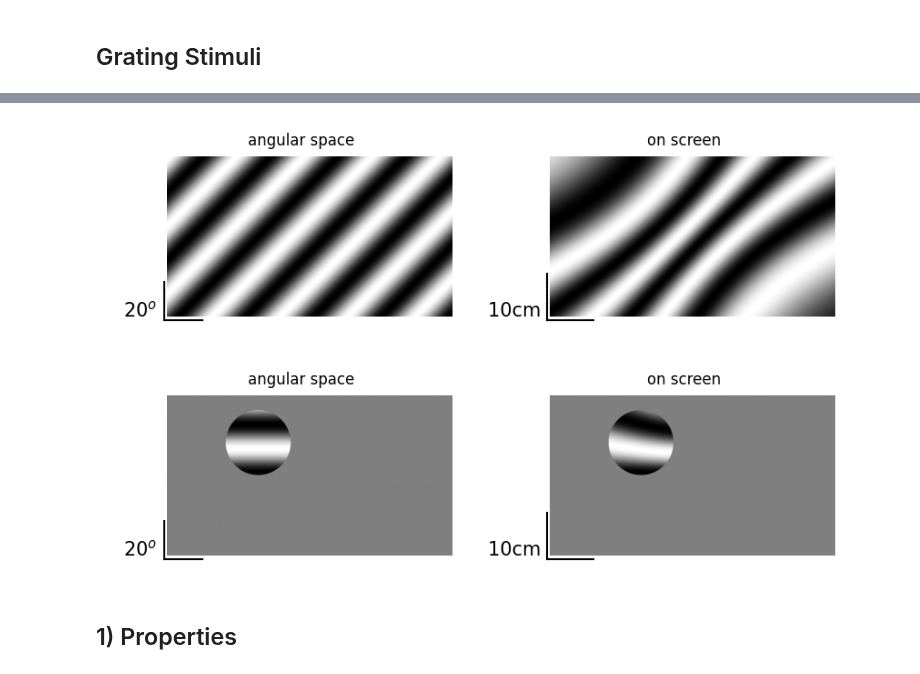
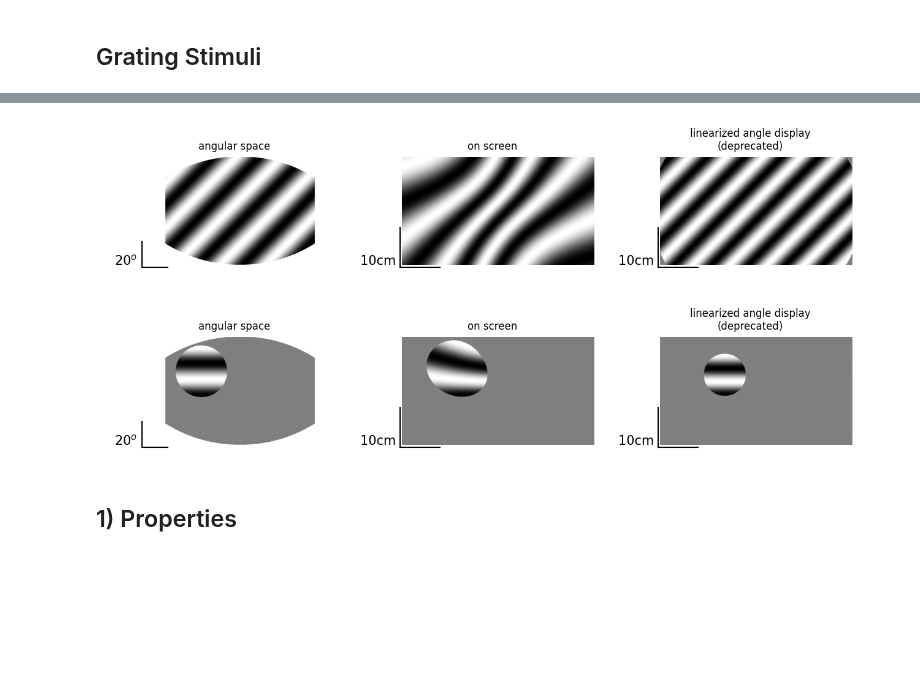
Before and after one commit to yzerlaut/physion, a Jupyter notebook: notebooks/Visual-Stim-Design.ipynb, the cells around one changed output, grey strips where cells are left out. Cells and saved outputs as stored; diff of their text form; code cells hidden in the pictures; blank space fills up the shorter version.

```diff
--- a/notebooks/Visual-Stim-Design.ipynb
+++ b/notebooks/Visual-Stim-Design.ipynb
@@ -87,0 +67,15 @@ pt.plot(x, np.cos(x))
+# %%
+z = np.linspace(-5, 5, 20)
+x = 16./9.*z
+X, Z = np.meshgrid(x, z, indexing='ij')
+Y = 0.*X+7
+
+fig, AX = pt.figure(axes = (2,1), figsize=(2,3), wspace=0.5)
+AX[0].plot(X.flatten(), Z.flatten(), '.', ms=1)
+AX[0].axis('equal')
+x = np.arctan(X/Y)
+z = np.arctan(Z*np.cos(x)/Y)
+AX[1].plot(x.flatten(), z.flatten(), '.', ms=1)
+AX[0].axis('equal')
+for ax, title in zip(AX, ['screen position', 'angular space']):
+    pt.set_plot(ax, title=title)
@@ -109,41 +108,48 @@ Stim2.plot_stim_picture(0, ax=AX[1])
 # %%
 params = get_default_params('center-grating')
 params['no-window'], params['demo'] = True, False
 
 # a full-field grating (100deg => radius > screen-size)
 for key, val in zip(['radius', 'x-center', 'y-center', 'angle'],
                     [100, 0, 0, -45]):
     params['%s-2' %key ] = val
 
 Stim = physion.visual_stim.stimuli.center_grating.stim(params, units='deg')
 Stim2 = physion.visual_stim.stimuli.center_grating.stim(params, units='cm')
+Stim3 = physion.visual_stim.stimuli.center_grating.stim(params, units='lin-deg')
 
-fig, AX = pt.figure(axes=(2,1), figsize=(1.8,2), wspace=0, left=0, right=0)
+fig, AX = pt.figure(axes=(3,1), figsize=(1.8,2), wspace=0, left=0, right=0)
 AX[0].set_title('angular space')
 AX[1].set_title('on screen')
-Stim.plot_stim_picture(0, ax=AX[0])
+AX[2].set_title('linearized angle display\n(deprecated)')
+Stim.plot_stim_picture(0, ax=AX[0], with_mask=True)
 Stim2.plot_stim_picture(0, ax=AX[1])
+Stim3.plot_stim_picture(0, ax=AX[2])
 # %% [output]
-[figure, old version]
+[figure, new version]
 # %%
 params = get_default_params('center-grating')
 params['no-window'], params['demo'] = True, False
 
 # a full-field grating (100deg => radius > screen-size)
 for key, val in zip(['radius', 'x-center', 'y-center'],
-                    [20, -30, 20]):
+                    [20, -30, 15]):
     params['%s-2' %key ] = val
+
 
 Stim = physion.visual_stim.stimuli.center_grating.stim(params, units='deg')
 Stim2 = physion.visual_stim.stimuli.center_grating.stim(params, units='cm')
+Stim3 = physion.visual_stim.stimuli.center_grating.stim(params, units='lin-deg')
 
-fig, AX = pt.figure(axes=(2,1), figsize=(1.8,2), wspace=0, left=0, right=0)
+fig, AX = pt.figure(axes=(3,1), figsize=(1.8,2), wspace=0, left=0, right=0)
 AX[0].set_title('angular space')
 AX[1].set_title('on screen')
-Stim.plot_stim_picture(0, ax=AX[0])
+AX[2].set_title('linearized angle display\n(deprecated)')
+Stim.plot_stim_picture(0, ax=AX[0], with_mask=True)
 Stim2.plot_stim_picture(0, ax=AX[1])
+Stim3.plot_stim_picture(0, ax=AX[2])
 # %% [output]
-[figure, old version]
+[figure, new version]
 # %% [markdown]
 ## 1) Properties
 # %%
```
Also changed, not shown: parts of 7 cells of this notebook, 2 other files.
